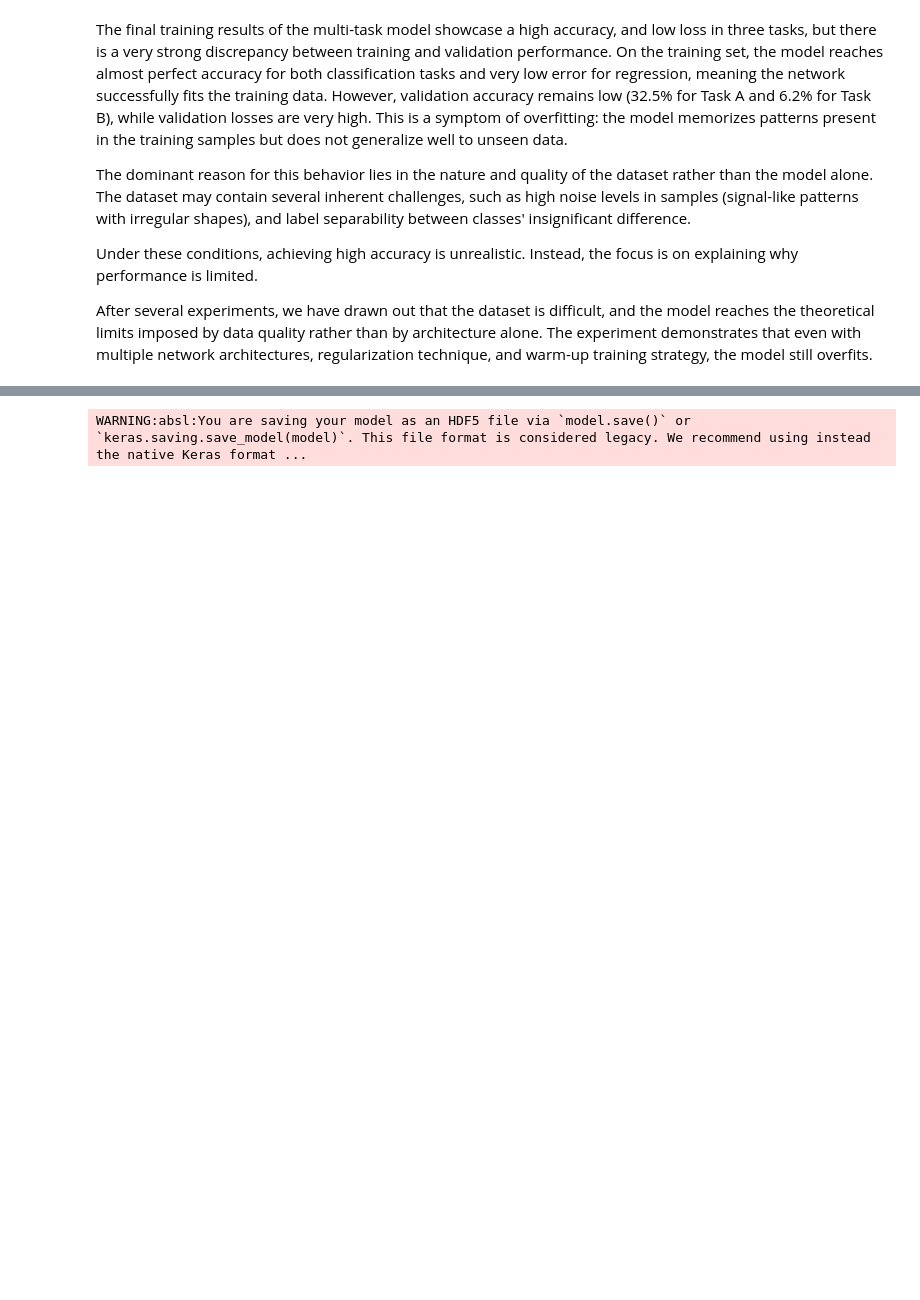
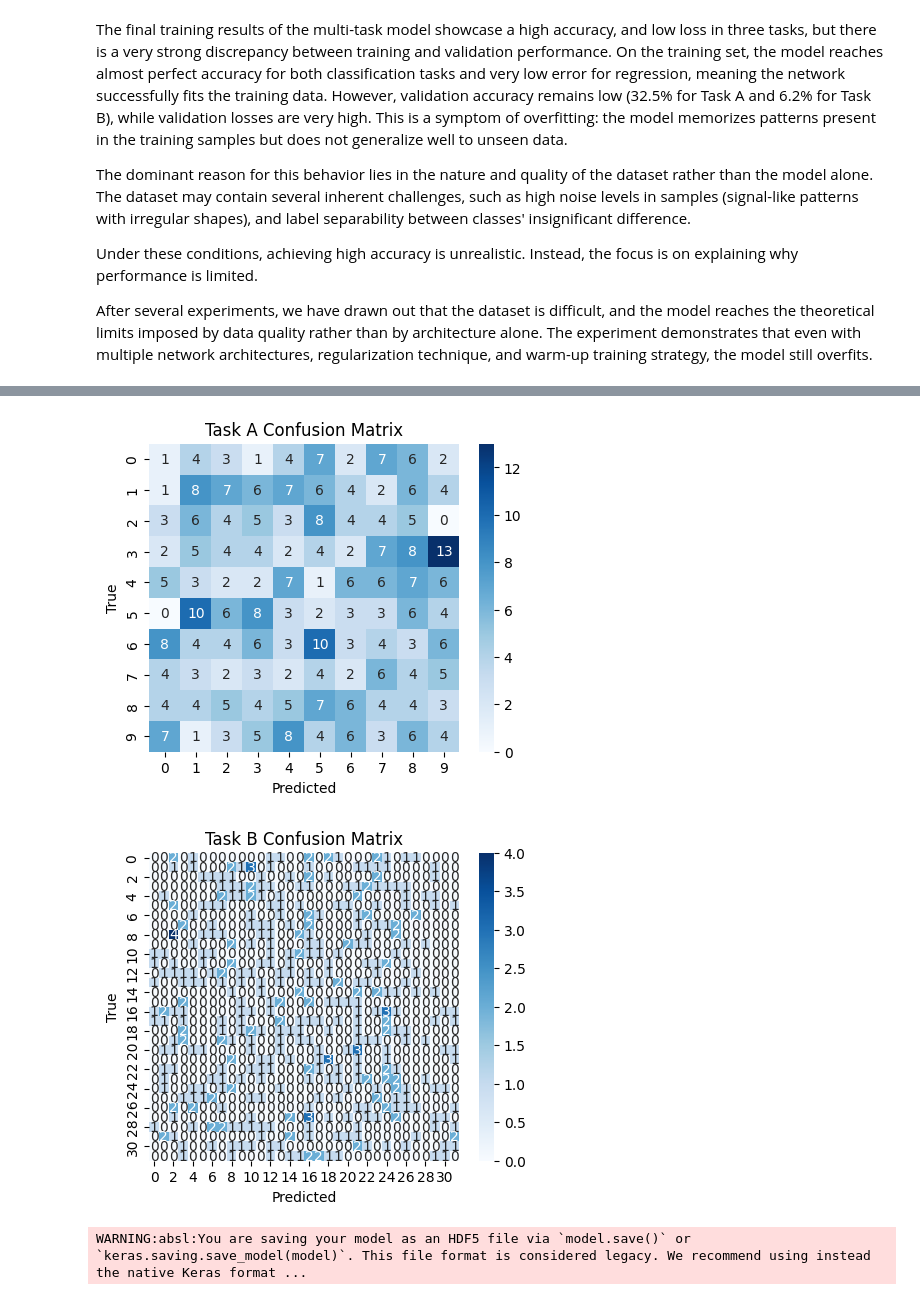
Before and after one commit to cuducquang/Deep-Learning, a Jupyter notebook: submission_s4021255_s3978616.ipynb, the cells around one changed output, grey strips where cells are left out. Cells and saved outputs as stored; diff of their text form; code cells hidden in the pictures; blank space fills up the shorter version.

```diff
--- a/submission_s4021255_s3978616.ipynb
+++ b/submission_s4021255_s3978616.ipynb
@@ -742,0 +1636,18 @@ plot_all_tasks(history_finetune.history)
+# %%
+import numpy as np
+from sklearn.metrics import confusion_matrix
+import matplotlib.pyplot as plt
+import seaborn as sns
+
+# Get model predictions
+preds = model.predict(X_test)  # returns [outA, outB, outC] for multitask
+
+outA_pred, outB_pred, outC_pred = preds
+
+# Convert probabilities → class labels
+yA_pred = np.argmax(outA_pred, axis=1)
+yB_pred = np.argmax(outB_pred, axis=1)
+
+# True labels
+yA_true = yA_val
+yB_true = yB_val
@@ -743,3 +1656,20 @@ plot_all_tasks(history_finetune.history)
+# %%
+cm_A = confusion_matrix(yA_true, yA_pred)
+cm_B = confusion_matrix(yB_true, yB_pred)
+# %%
+def plot_confusion_matrix(cm, title):
+    plt.figure(figsize=(5, 4))
+    sns.heatmap(cm, annot=True, fmt="d", cmap="Blues")
+    plt.title(title)
+    plt.xlabel("Predicted")
+    plt.ylabel("True")
+    plt.show()
+
+plot_confusion_matrix(cm_A, "Task A Confusion Matrix")
+plot_confusion_matrix(cm_B, "Task B Confusion Matrix")
+# %% [output]
+[figure, added]
+[figure, added]
 # %%
 model.save("submission_s4021255_s3978616.h5")
 # %% [output]
```
Also changed, not shown: parts of 54 cells of this notebook.
